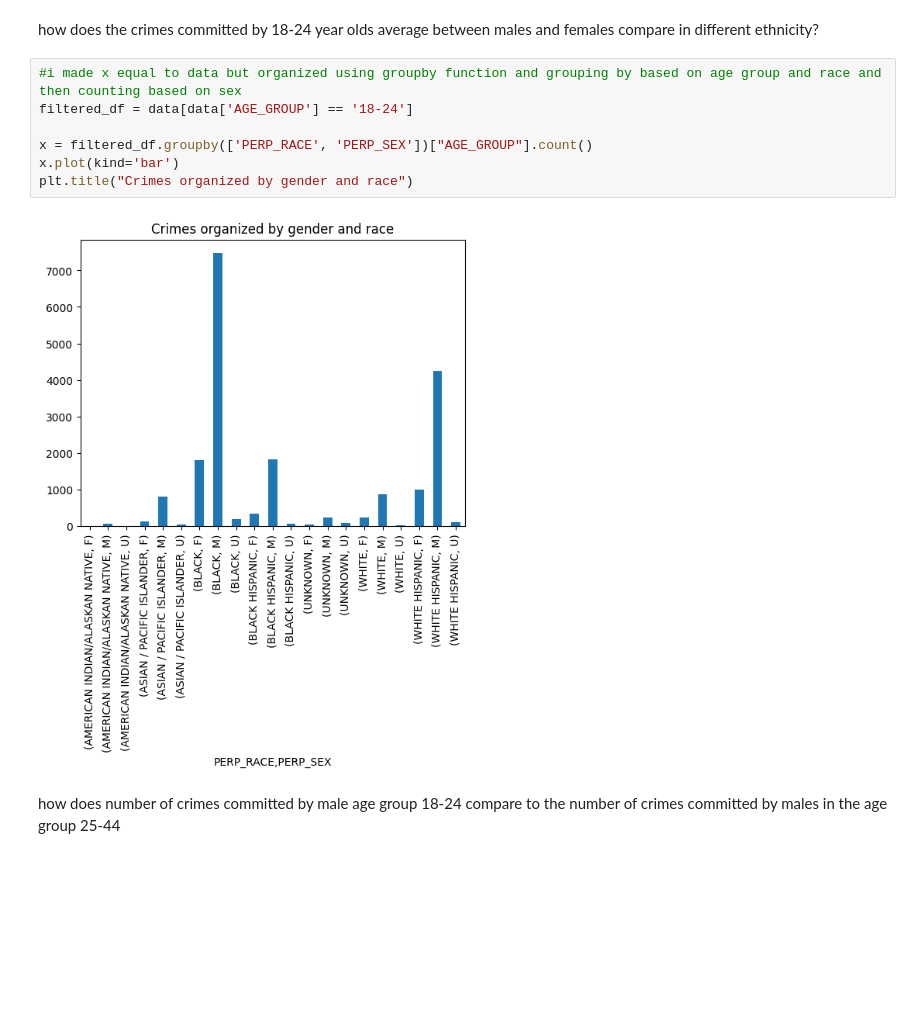
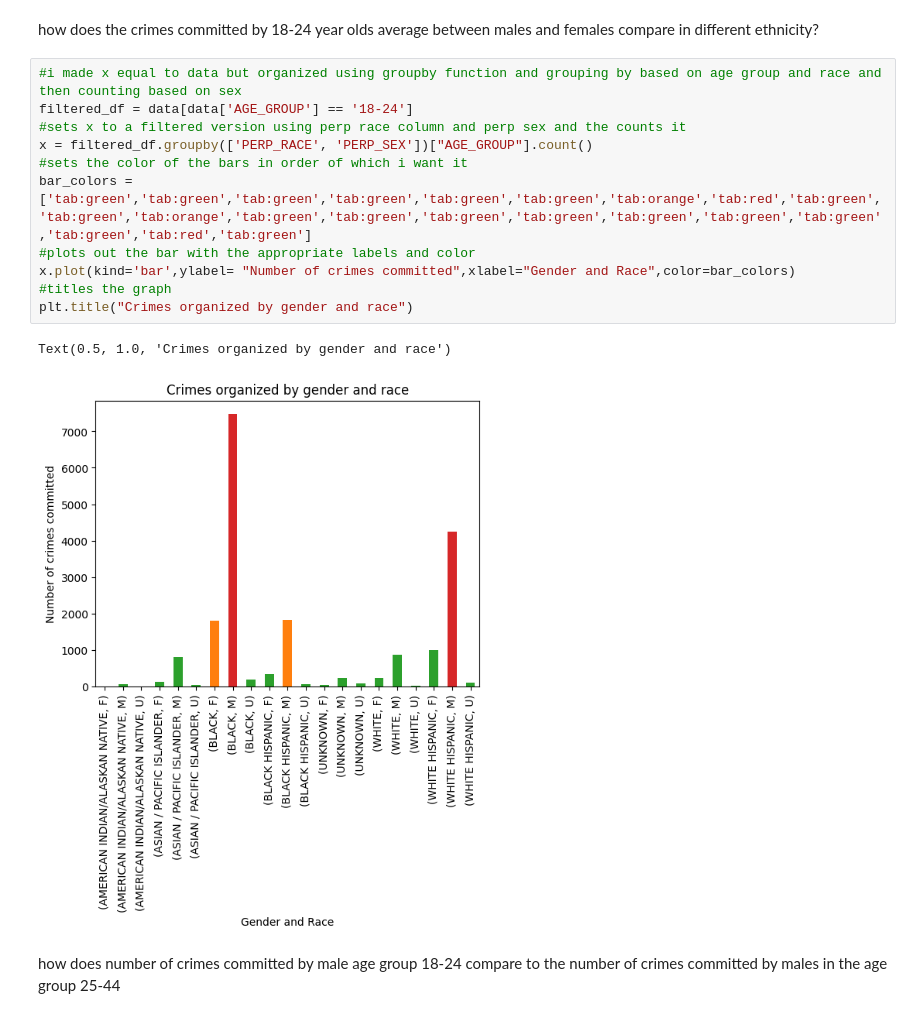
Before and after one commit to AdrianC167/Unit_Two_Data_Science, a Jupyter notebook: project.ipynb, the cells around one changed output. Saved outputs shown, nothing was run; the diff lists cells and outputs as text; blank space fills up the shorter version.

```diff
--- a/project.ipynb
+++ b/project.ipynb
@@ -18,12 +18,17 @@ how does the crimes committed by 18-24 year olds average between males and femal
 # %%
 #i made x equal to data but organized using groupby function and grouping by based on age group and race and then counting based on sex
 filtered_df = data[data['AGE_GROUP'] == '18-24']
-
+#sets x to a filtered version using perp race column and perp sex and the counts it
 x = filtered_df.groupby(['PERP_RACE', 'PERP_SEX'])["AGE_GROUP"].count()
-x.plot(kind='bar')
+#sets the color of the bars in order of which i want it
+bar_colors = ['tab:green','tab:green','tab:green','tab:green','tab:green','tab:green','tab:orange','tab:red','tab:green','tab:green','tab:orange','tab:green','tab:green','tab:green','tab:green','tab:green','tab:green','tab:green','tab:green','tab:red','tab:green']
+#plots out the bar with the appropriate labels and color
+x.plot(kind='bar',ylabel= "Number of crimes committed",xlabel="Gender and Race",color=bar_colors)
+#titles the graph
 plt.title("Crimes organized by gender and race")
 # %% [output]
+Text(0.5, 1.0, 'Crimes organized by gender and race')
-[figure, old version]
+[figure, new version]
 # %% [markdown]
 how does number of crimes committed by male age group 18-24 compare to the number of crimes committed by males in the age group 25-44
 # %%
```
Also changed, not shown: parts of 1 cell of this notebook.
